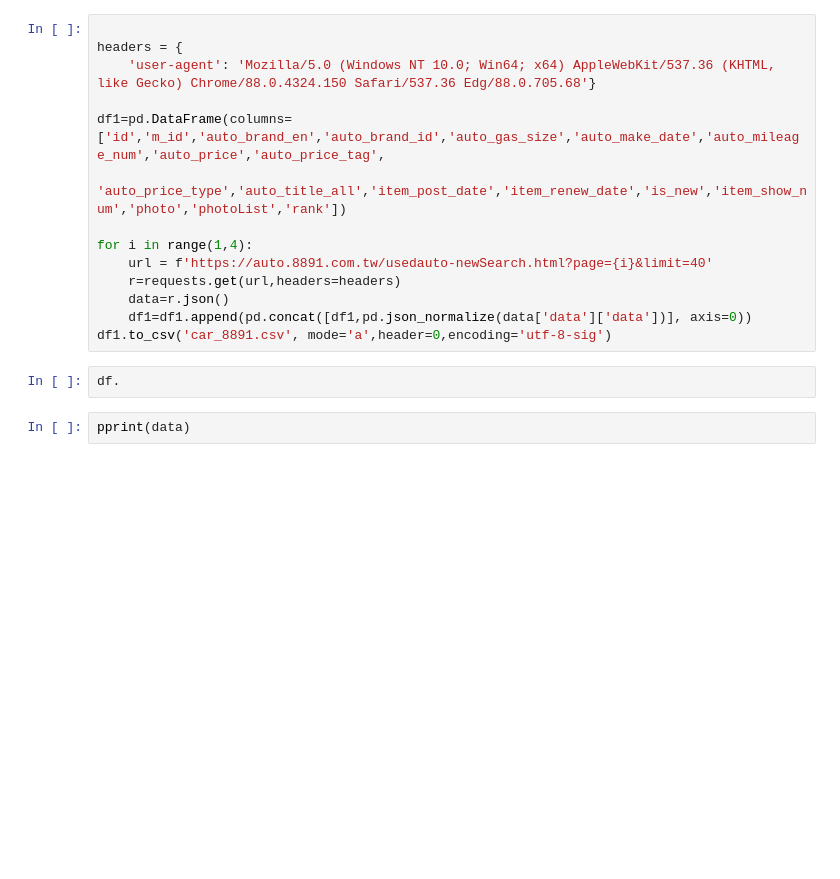
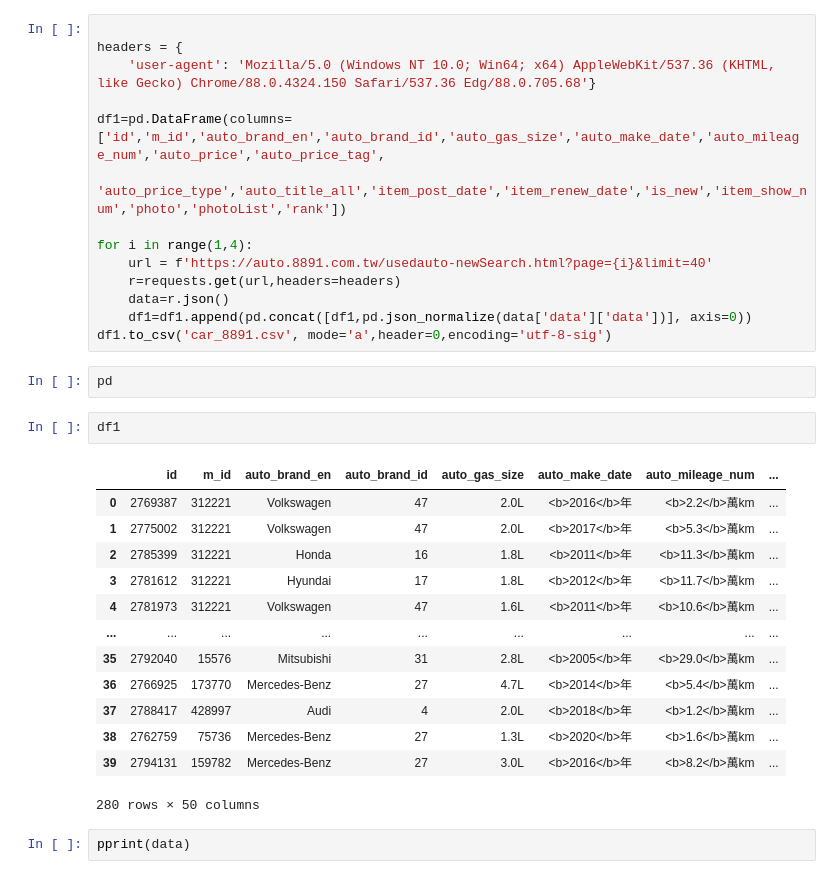
Before and after one commit to shaunchuang/crawl_test, a Jupyter notebook: 8891_2.ipynb, the cells around one changed output. Saved outputs shown, nothing was run; the diff lists cells and outputs as text; blank space fills up the shorter version.

```diff
--- a/8891_2.ipynb
+++ b/8891_2.ipynb
@@ -17,8 +17,24 @@ for i in range(1,4):
     data=r.json()
     df1=df1.append(pd.concat([df1,pd.json_normalize(data['data']['data'])], axis=0))
 df1.to_csv('car_8891.csv', mode='a',header=0,encoding='utf-8-sig')
+# %%
+pd
 # %%
-df.
+df1
+# %% [output]
+|  | id | m_id | auto_brand_en | auto_brand_id | auto_gas_size | auto_make_date | auto_mileage_num | ... |
+| 0 | 2769387 | 312221 | Volkswagen | 47 | 2.0L | <b>2016</b>年 | <b>2.2</b>萬km | ... |
+| 1 | 2775002 | 312221 | Volkswagen | 47 | 2.0L | <b>2017</b>年 | <b>5.3</b>萬km | ... |
+| 2 | 2785399 | 312221 | Honda | 16 | 1.8L | <b>2011</b>年 | <b>11.3</b>萬km | ... |
+| 3 | 2781612 | 312221 | Hyundai | 17 | 1.8L | <b>2012</b>年 | <b>11.7</b>萬km | ... |
+| 4 | 2781973 | 312221 | Volkswagen | 47 | 1.6L | <b>2011</b>年 | <b>10.6</b>萬km | ... |
+| ... | ... | ... | ... | ... | ... | ... | ... | ... |
+| 35 | 2792040 | 15576 | Mitsubishi | 31 | 2.8L | <b>2005</b>年 | <b>29.0</b>萬km | ... |
+| 36 | 2766925 | 173770 | Mercedes-Benz | 27 | 4.7L | <b>2014</b>年 | <b>5.4</b>萬km | ... |
+| 37 | 2788417 | 428997 | Audi | 4 | 2.0L | <b>2018</b>年 | <b>1.2</b>萬km | ... |
+| 38 | 2762759 | 75736 | Mercedes-Benz | 27 | 1.3L | <b>2020</b>年 | <b>1.6</b>萬km | ... |
+| 39 | 2794131 | 159782 | Mercedes-Benz | 27 | 3.0L | <b>2016</b>年 | <b>8.2</b>萬km | ... |
+280 rows × 50 columns
 # %%
 pprint(data)
 # %% [output]
```
Also changed, not shown: 1 other file.
